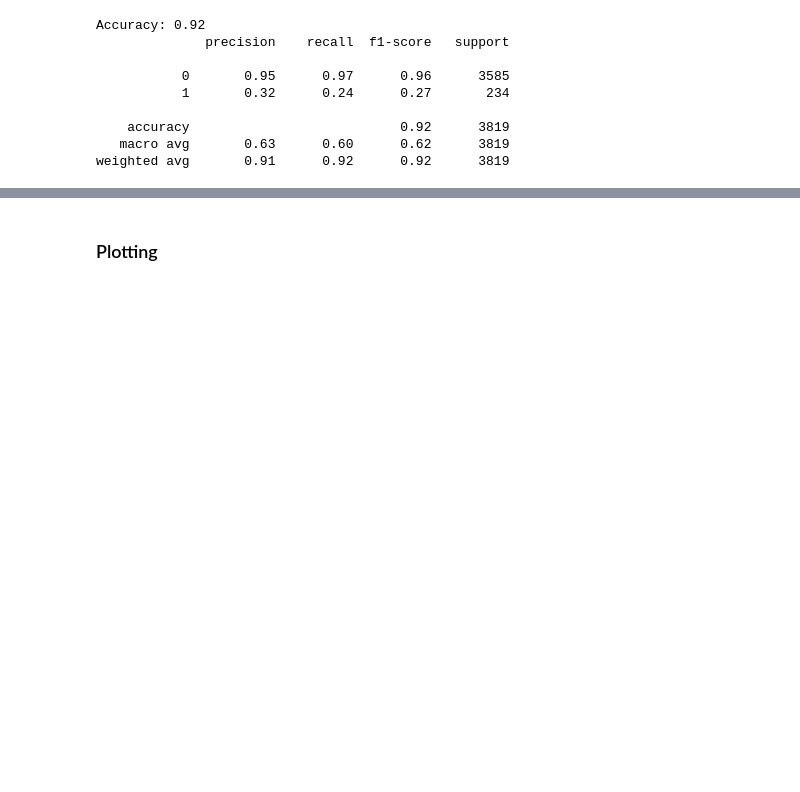
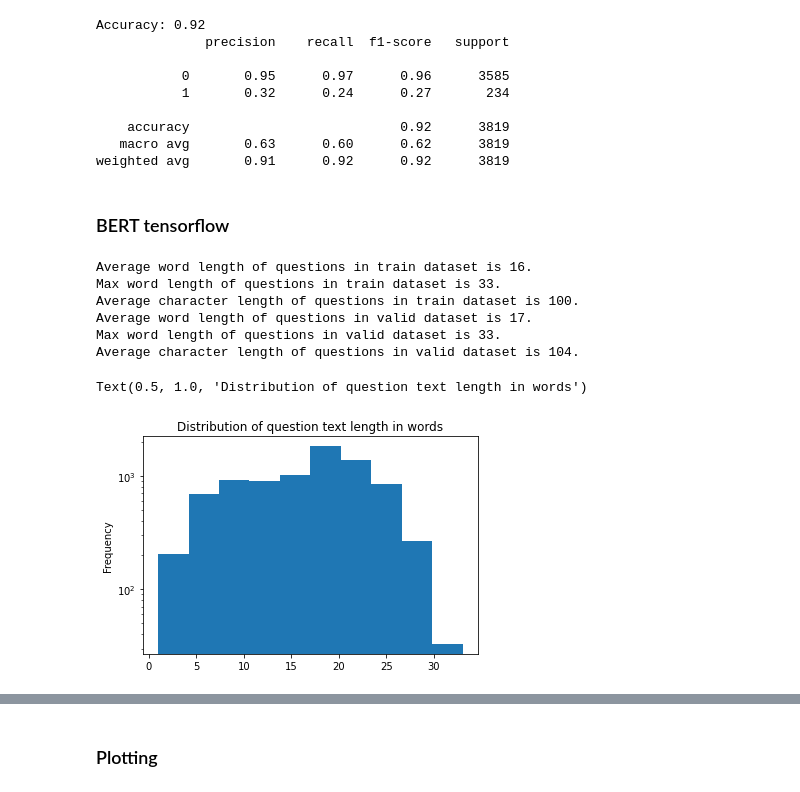
Before and after one commit to valeria-izvoreanu/Licenta, a Jupyter notebook: licenta.ipynb, the cells around one changed output, grey strips where cells are left out. Saved outputs shown, nothing was run; the diff lists cells and outputs as text; code cells hidden in the pictures; blank space fills up the shorter version.

```diff
--- a/licenta.ipynb
+++ b/licenta.ipynb
@@ -1181,3 +1427,5 @@ Accuracy: 0.92
     accuracy                           0.92      3819
    macro avg       0.63      0.60      0.62      3819
 weighted avg       0.91      0.92      0.92      3819
+# %% [markdown]
+### BERT tensorflow
@@ -1183,0 +1448,21 @@ weighted avg       0.91      0.92      0.92      3819
+# %%
+print('Average word length of questions in train dataset is {0:.0f}.'.format(np.mean(data_train["text"].apply(lambda x: len(x.split())))))
+print('Max word length of questions in train dataset is {0:.0f}.'.format(np.max(data_train["text"].apply(lambda x: len(x.split())))))
+print('Average character length of questions in train dataset is {0:.0f}.'.format(np.mean(data_train["text"].apply(lambda x: len(x)))))
+print('Average word length of questions in valid dataset is {0:.0f}.'.format(np.mean(data_validation["text"].apply(lambda x: len(x.split())))))
+print('Max word length of questions in valid dataset is {0:.0f}.'.format(np.max(data_validation["text"].apply(lambda x: len(x.split())))))
+print('Average character length of questions in valid dataset is {0:.0f}.'.format(np.mean(data_validation["text"].apply(lambda x: len(x)))))
+# %% [output]
+Average word length of questions in train dataset is 16.
+Max word length of questions in train dataset is 33.
+Average character length of questions in train dataset is 100.
+Average word length of questions in valid dataset is 17.
+Max word length of questions in valid dataset is 33.
+Average character length of questions in valid dataset is 104.
+# %%
+data_train["text"].apply(lambda x: len(x.split())).plot(kind='hist');
+plt.yscale('log');
+plt.title('Distribution of question text length in words')
+# %% [output]
+Text(0.5, 1.0, 'Distribution of question text length in words')
+[figure, added]
```
Also changed, not shown: parts of 60 cells of this notebook.
